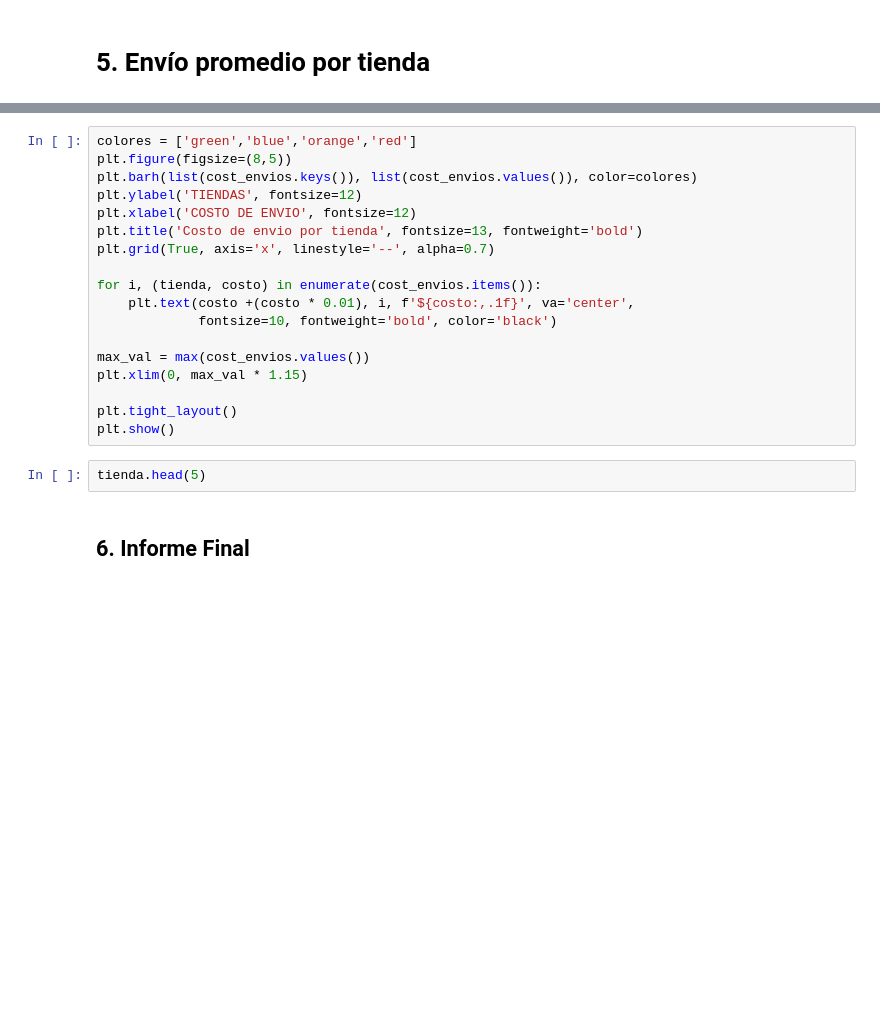
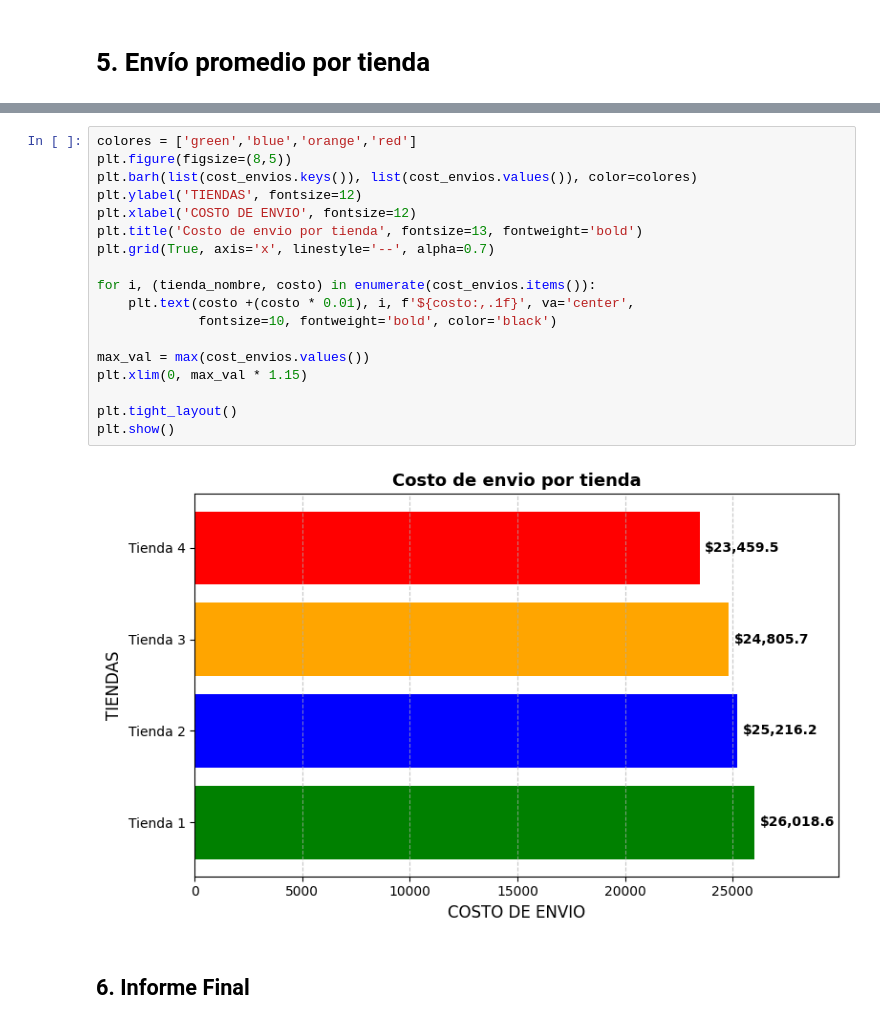
Before and after one commit to Jhon-theone/challenge1-data-science-latam, a Jupyter notebook: AluraStoreLatam.ipynb, the cells around one changed output, grey strips where cells are left out. Saved outputs shown, nothing was run; the diff lists cells and outputs as text; blank space fills up the shorter version.

```diff
--- a/AluraStoreLatam.ipynb
+++ b/AluraStoreLatam.ipynb
@@ -162,23 +216,23 @@ for nombre_tienda, envio in cost_envios.items():
 # %%
 colores = ['green','blue','orange','red']
 plt.figure(figsize=(8,5))
 plt.barh(list(cost_envios.keys()), list(cost_envios.values()), color=colores)
 plt.ylabel('TIENDAS', fontsize=12)
 plt.xlabel('COSTO DE ENVIO', fontsize=12)
 plt.title('Costo de envio por tienda', fontsize=13, fontweight='bold')
 plt.grid(True, axis='x', linestyle='--', alpha=0.7)
 
-for i, (tienda, costo) in enumerate(cost_envios.items()):
+for i, (tienda_nombre, costo) in enumerate(cost_envios.items()):
     plt.text(costo +(costo * 0.01), i, f'${costo:,.1f}', va='center',
              fontsize=10, fontweight='bold', color='black')
 
 max_val = max(cost_envios.values())
 plt.xlim(0, max_val * 1.15)
 
 plt.tight_layout()
 plt.show()
+# %% [output]
+[figure, added]
-# %%
-tienda.head(5)
 # %% [markdown]
 ## 6. Informe Final
 # %% [markdown]
```
Also changed, not shown: parts of 18 cells of this notebook.
